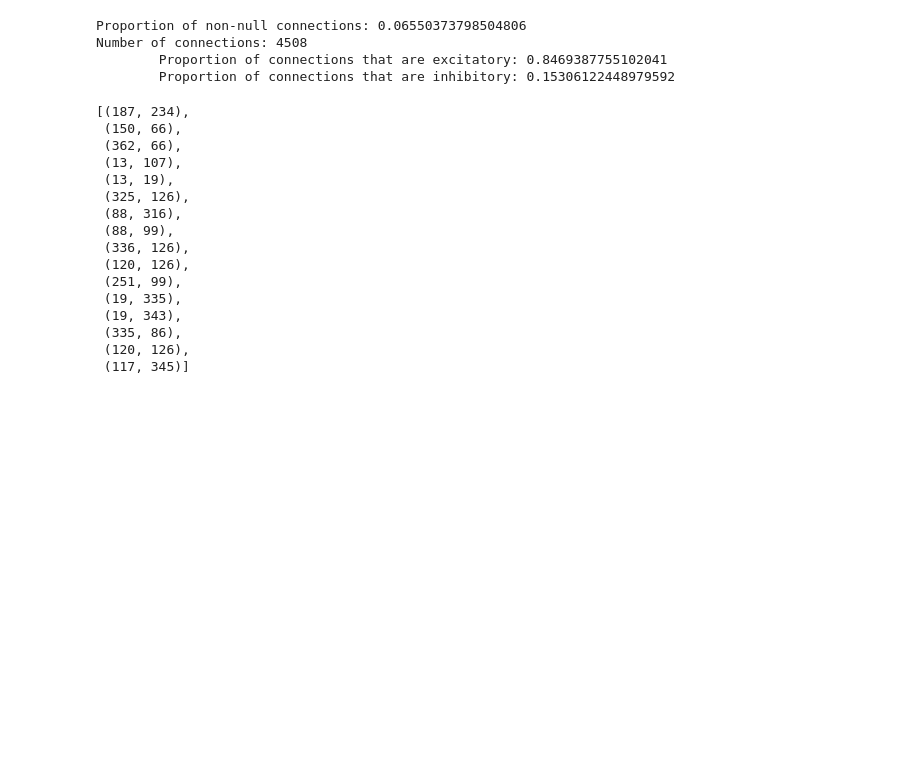
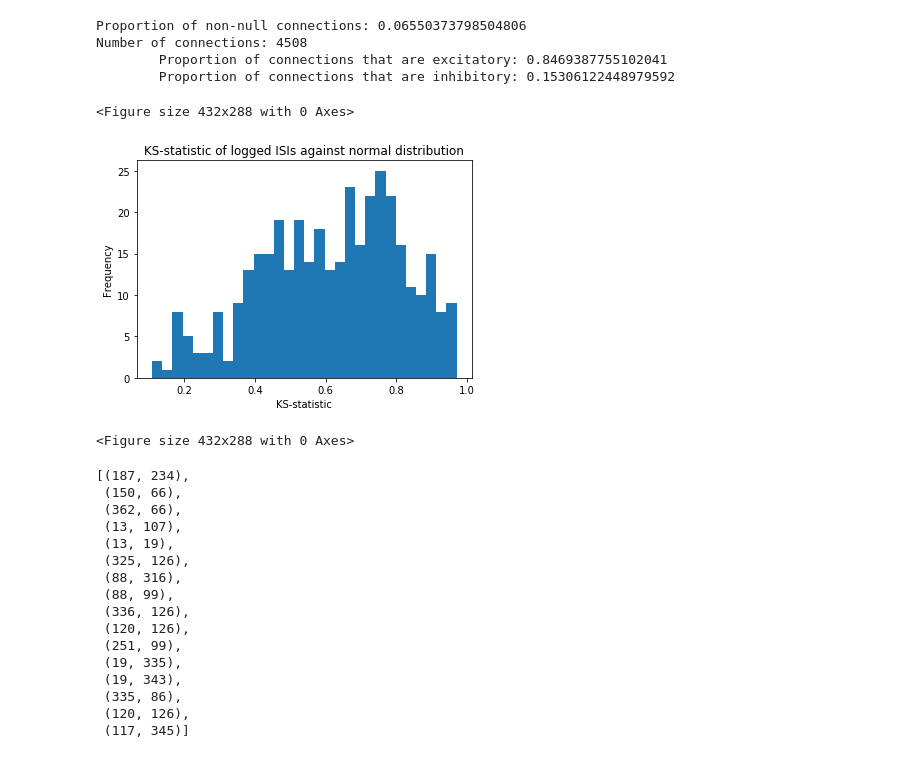
Before and after one commit to mmasque/temporal_emergence, a Jupyter notebook: temporal_emergence_analysis.ipynb, the cells around one changed output. Saved outputs shown, nothing was run; the diff lists cells and outputs as text; code cells hidden in the pictures; blank space fills up the shorter version.

```diff
--- a/temporal_emergence_analysis.ipynb
+++ b/temporal_emergence_analysis.ipynb
@@ -343,6 +361,24 @@ for i in max_in_sort:
     plt.xscale('log')
     plt.savefig("Cori_2016-12-14_probe1_isis/neuron_"+str(i)+".png")
     plt.close()
+# %%
+## PERFORM KS TEST ON THE ISIs, using a lognormal distribution
+from scipy.stats import kstest, normaltest
+stats = []
+for spikes in good_neurons_probe1:
+    isi = np.log(np.diff(spikes))
+    k = kstest(np.array(isi), "norm")
+    stats.append(k[0])
+stats
+plt.hist(stats, bins=30)
+plt.xlabel("KS-statistic")
+plt.ylabel("Frequency")
+plt.title("KS-statistic of logged ISIs against normal distribution")
+plt.figure()
+# %% [output]
+<Figure size 432x288 with 0 Axes>
+[figure, added]
+<Figure size 432x288 with 0 Axes>
 # %%
 # manual filtering of log-ISIs produces list of neurons which tend to burst.
 indices = np.array([48,105,199,222,299,304,363,366,318,16,302,347,187,30,6,326,359,150,312,362,306,13,325,107,88,259,316,336,120,251,19,332,335,66,343,99,322,234,126,352,120,277,260,86,117,163,345])
```
Also changed, not shown: parts of 1 cell of this notebook, 3 other files.
